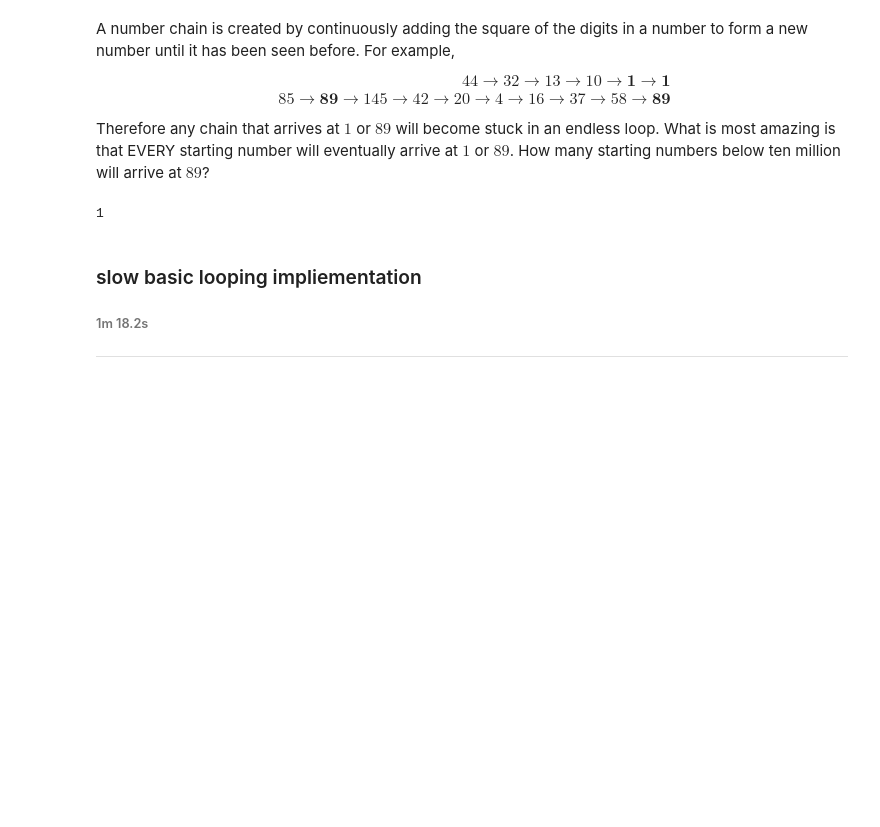
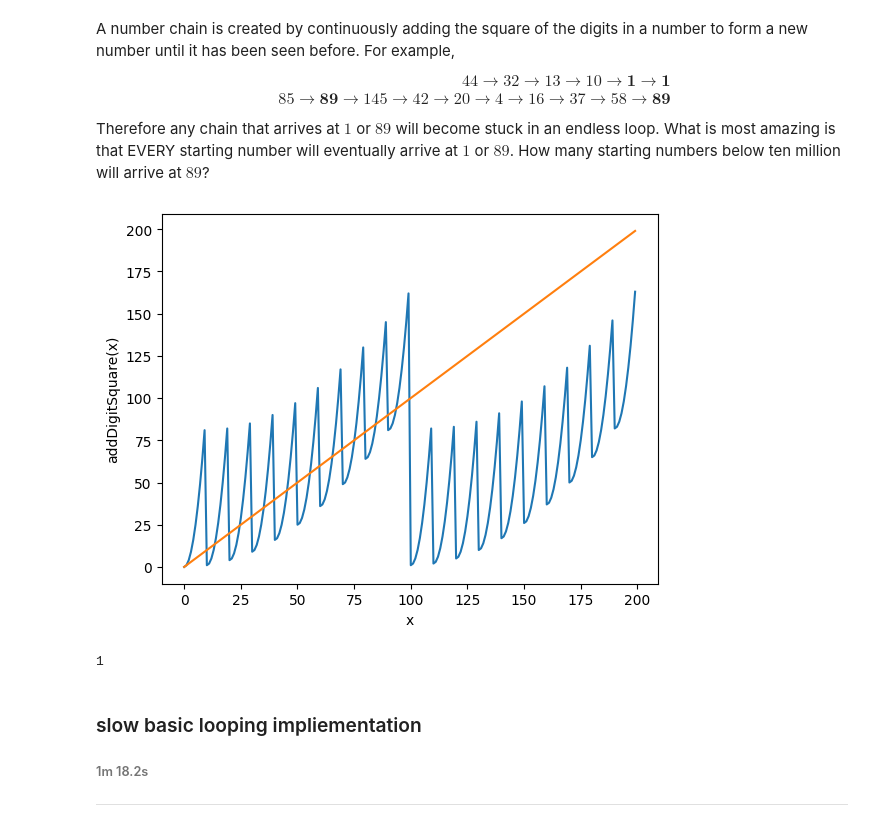
Before and after one commit to R-Matta-1/ProjectEulerProblems, a Jupyter notebook: problem92.ipynb, the cells around one changed output. Drawn from its saved outputs; the diff is of its cells as text; code cells hidden in the pictures; blank space fills up the shorter version.

```diff
--- a/problem92.ipynb
+++ b/problem92.ipynb
@@ -18,3 +10,29 @@ def addDigitSquare(N):
+# %%
+import matplotlib.pyplot as plt
+import numpy as np
+
+
+def addDigitSquare(N):
+    awnser =0
+
+    for i in str(N) :
+        awnser += int(i) * int(i)
+
+    return awnser
+
+# Generate some data
+x = np.arange(0,200,1)
+y = []
+for i in x: y.append(addDigitSquare(i))
+
+# Plot the data
+plt.plot(x, y,x)
+plt.xlabel('x')
+plt.ylabel('addDigitSquare(x)')
+
+plt.show()
+# %% [output]
+[figure, added]
 # %%
 def findRoot(N):
     while N != 1 and N != 89:
```
Also changed, not shown: parts of 2 cells of this notebook, 3 other files.
